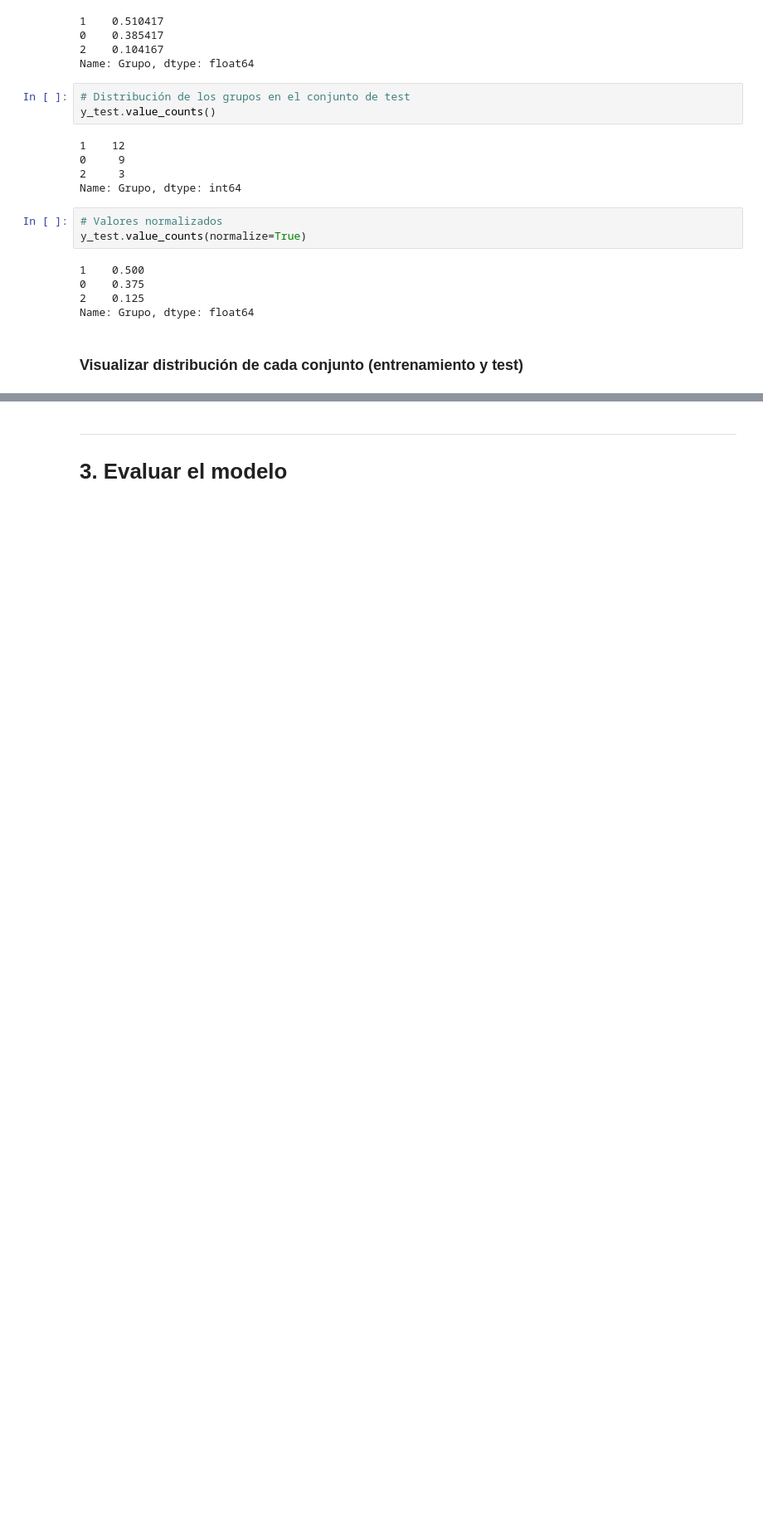
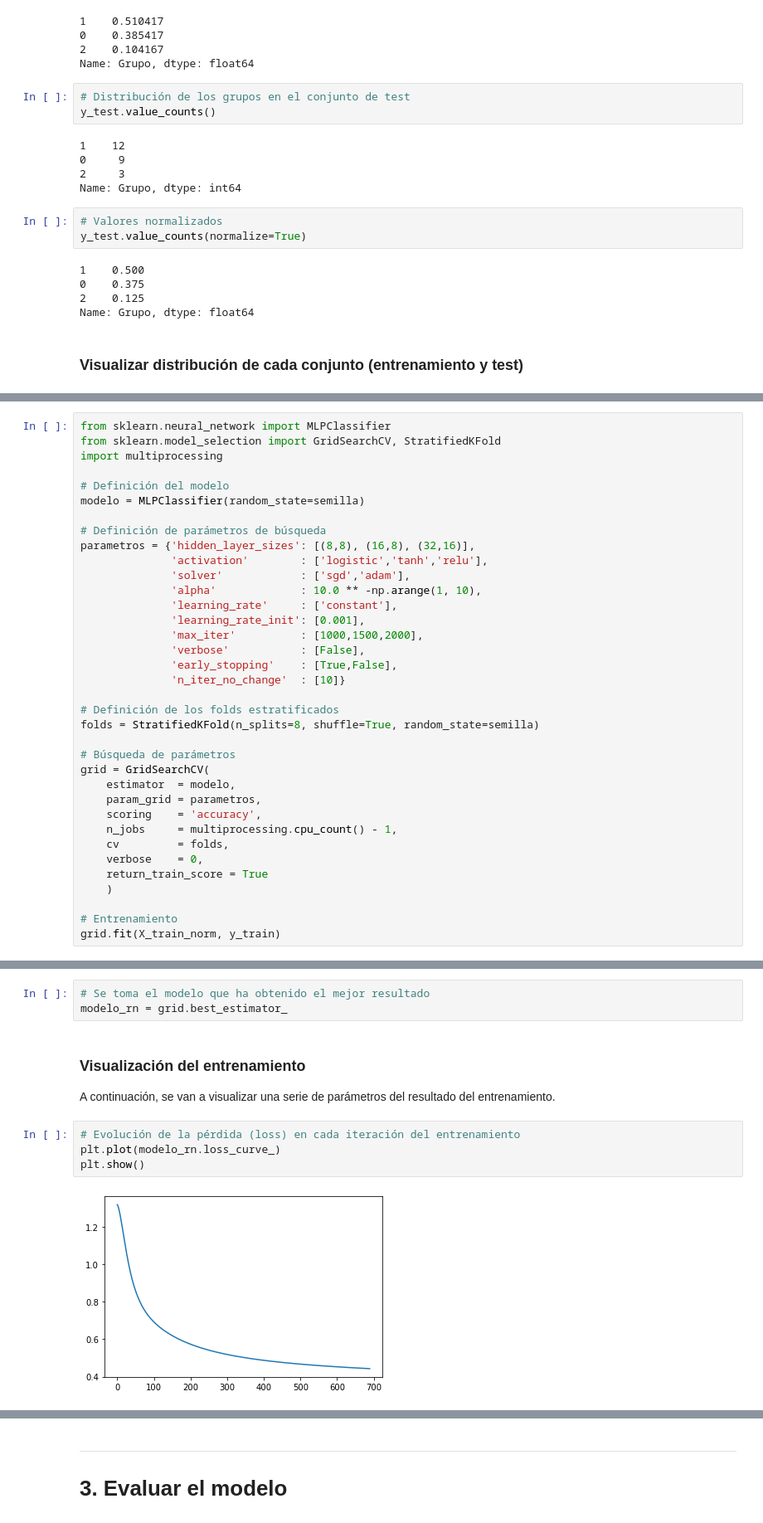
Before and after one commit to alberto-mm/TFM-diagnostico-diabetes-IA, a Jupyter notebook: red_neuronal_80-20.ipynb, the cells around one changed output, grey strips where cells are left out. Shown: that part at 83% size. Saved outputs shown, nothing was run; the diff lists cells and outputs as text; blank space fills up the shorter version.

Commit message:
Actualizados todos los modelos (80-20%)
Añadido la configuración del parámetros njobs en GridSearchCV y actualizado el nombre asociado al entrenamiento 80-20%

```diff
--- a/svm.ipynb
+++ b/red_neuronal_80-20.ipynb
@@ -199,0 +153,36 @@ modelo_svc = grid.best_estimator_
+# %%
+from sklearn.neural_network import MLPClassifier
+from sklearn.model_selection import GridSearchCV, StratifiedKFold
+import multiprocessing
+
+# Definición del modelo
+modelo = MLPClassifier(random_state=semilla)
+
+# Definición de parámetros de búsqueda
+parametros = {'hidden_layer_sizes': [(8,8), (16,8), (32,16)],
+              'activation'        : ['logistic','tanh','relu'],
+              'solver'            : ['sgd','adam'],
+              'alpha'             : 10.0 ** -np.arange(1, 10),
+              'learning_rate'     : ['constant'],
+              'learning_rate_init': [0.001],
+              'max_iter'          : [1000,1500,2000],
+              'verbose'           : [False],
+              'early_stopping'    : [True,False],
+              'n_iter_no_change'  : [10]}
+
+# Definición de los folds estratificados
+folds = StratifiedKFold(n_splits=8, shuffle=True, random_state=semilla)
+
+# Búsqueda de parámetros
+grid = GridSearchCV(
+    estimator  = modelo,
+    param_grid = parametros,
+    scoring    = 'accuracy',
+    n_jobs     = multiprocessing.cpu_count() - 1,
+    cv         = folds,
+    verbose    = 0,
+    return_train_score = True
+    )
+
+# Entrenamiento
+grid.fit(X_train_norm, y_train)
@@ -199,0 +225,13 @@ modelo_svc = grid.best_estimator_
+# %%
+# Se toma el modelo que ha obtenido el mejor resultado
+modelo_rn = grid.best_estimator_
+# %% [markdown]
+### Visualización del entrenamiento
+
+A continuación, se van a visualizar una serie de parámetros del resultado del entrenamiento.
+# %%
+# Evolución de la pérdida (loss) en cada iteración del entrenamiento
+plt.plot(modelo_rn.loss_curve_)
+plt.show()
+# %% [output]
+[figure, added]
```
Also changed, not shown: parts of 33 cells of this notebook, 3 other files.
